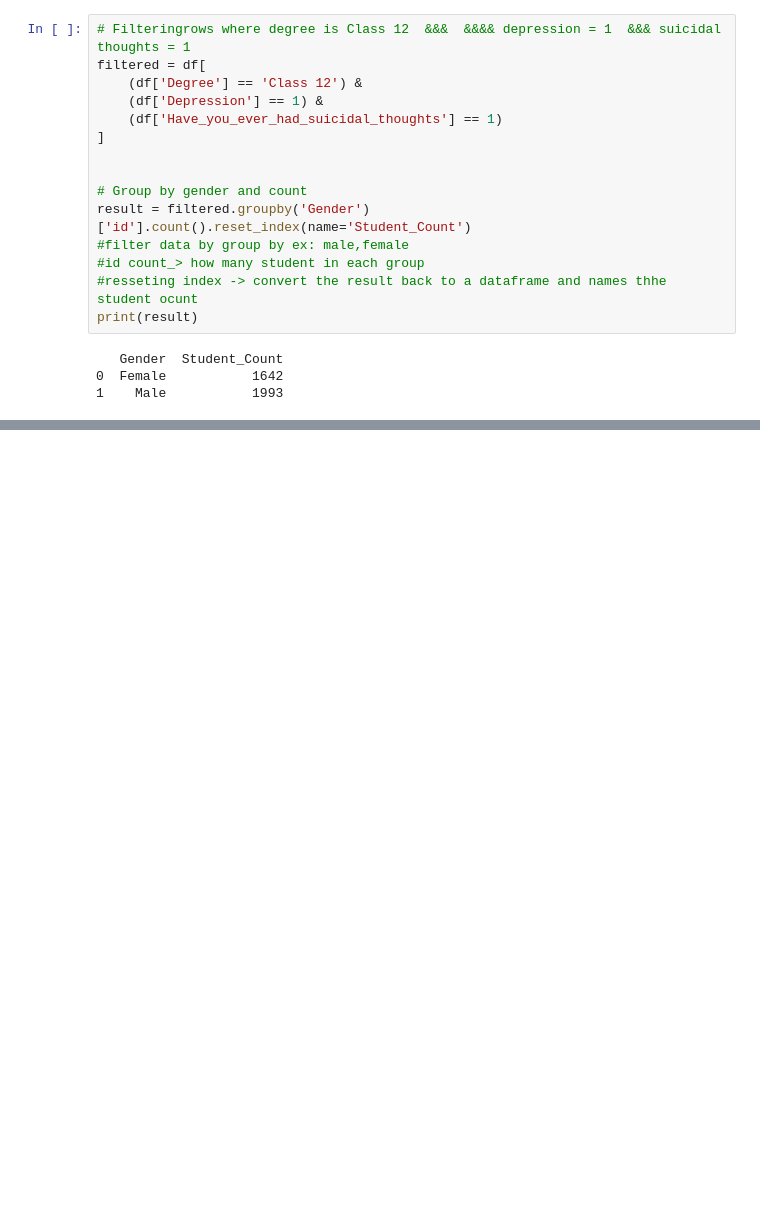
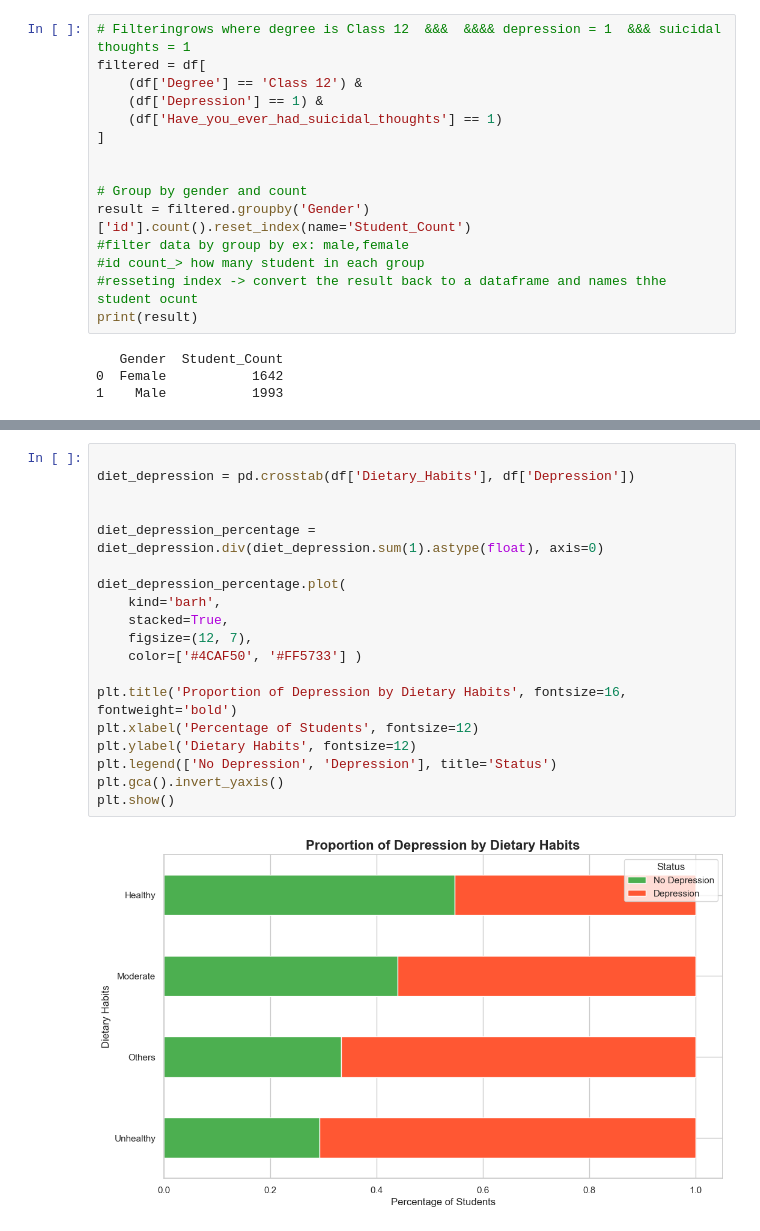
Before and after one commit to Rutvik5o/Work_balance_Studnet_Mental_Health_Analysis, a Jupyter notebook: visulization.ipynb, the cells around one changed output, grey strips where cells are left out. Cells and saved outputs as stored; diff of their text form; blank space fills up the shorter version.

```diff
--- a/visulization.ipynb
+++ b/visulization.ipynb
@@ -434,0 +481,21 @@ NameError: name 'plt' is not defined
+# %%
+
+diet_depression = pd.crosstab(df['Dietary_Habits'], df['Depression'])
+
+
+diet_depression_percentage = diet_depression.div(diet_depression.sum(1).astype(float), axis=0)
+
+diet_depression_percentage.plot(
+    kind='barh',
+    stacked=True,
+    figsize=(12, 7),
+    color=['#4CAF50', '#FF5733'] )
+
+plt.title('Proportion of Depression by Dietary Habits', fontsize=16, fontweight='bold')
+plt.xlabel('Percentage of Students', fontsize=12)
+plt.ylabel('Dietary Habits', fontsize=12)
+plt.legend(['No Depression', 'Depression'], title='Status')
+plt.gca().invert_yaxis()
+plt.show()
+# %% [output]
+[figure, added]
```
Also changed, not shown: parts of 10 cells of this notebook.
